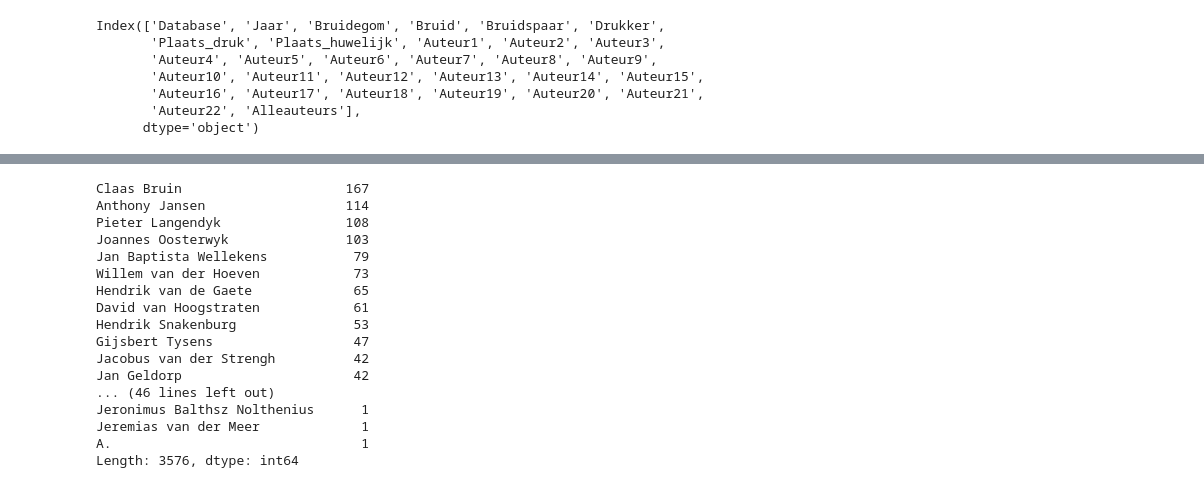
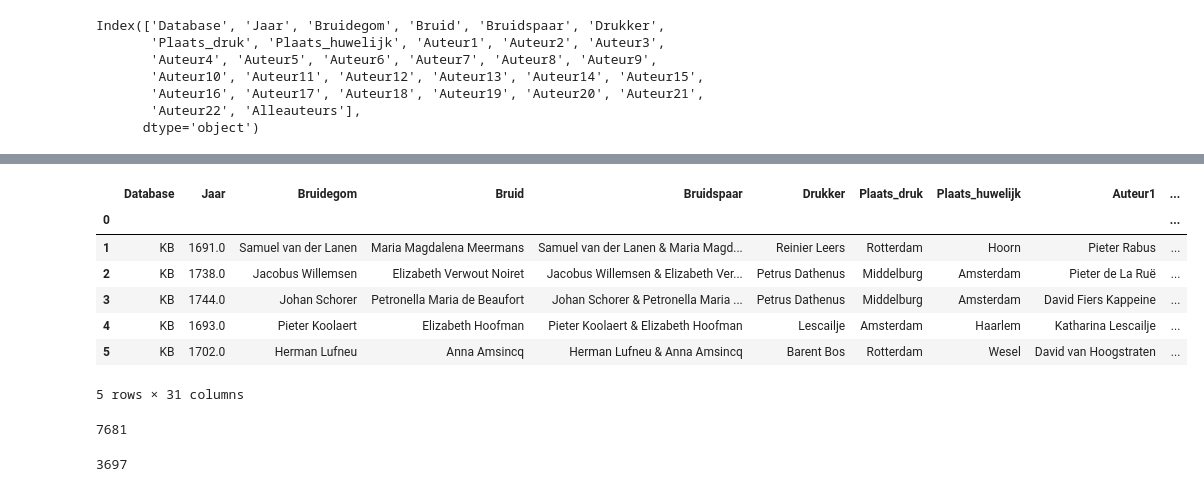
Before and after one commit to awlassche/netwerk-huwelijksgedichten, a Jupyter notebook: Notebooks_scripts/Data analysis 2.0.ipynb, the cells around one changed output, grey strips where cells are left out. Saved outputs shown, nothing was run; the diff lists cells and outputs as text; code cells hidden in the pictures.

```diff
--- a/Notebooks_scripts/Data analysis 2.0.ipynb
+++ b/Notebooks_scripts/Data analysis 2.0.ipynb
@@ -32,20 +36,17 @@ Name: Database, dtype: int64
+# %%
+df.head()
+# %% [output]
+|  | Database | Jaar | Bruidegom | Bruid | Bruidspaar | Drukker | Plaats_druk | Plaats_huwelijk | Auteur1 | ... |
+| 0 |  |  |  |  |  |  |  |  |  | ... |
+| 1 | KB | 1691.0 | Samuel van der Lanen | Maria Magdalena Meermans | Samuel van der Lanen & Maria Magd... | Reinier Leers | Rotterdam | Hoorn | Pieter Rabus | ... |
+| 2 | KB | 1738.0 | Jacobus Willemsen | Elizabeth Verwout Noiret | Jacobus Willemsen & Elizabeth Ver... | Petrus Dathenus | Middelburg | Amsterdam | Pieter de La Ruë | ... |
+| 3 | KB | 1744.0 | Johan Schorer | Petronella Maria de Beaufort | Johan Schorer & Petronella Maria ... | Petrus Dathenus | Middelburg | Amsterdam | David Fiers Kappeine | ... |
+| 4 | KB | 1693.0 | Pieter Koolaert | Elizabeth Hoofman | Pieter Koolaert & Elizabeth Hoofman | Lescailje | Amsterdam | Haarlem | Katharina Lescailje | ... |
+| 5 | KB | 1702.0 | Herman Lufneu | Anna Amsincq | Herman Lufneu & Anna Amsincq | Barent Bos | Rotterdam | Wesel | David van Hoogstraten | ... |
+5 rows × 31 columns
 # %%
-df['Alleauteurs'].str.get_dummies(sep=', ').sum().sort_values(ascending=False)
+authors = df['Alleauteurs'].str.get_dummies(sep=', ').sum().sort_values(ascending=False)
-# %% [output]
-Claas Bruin                     167
-Anthony Jansen                  114
-Pieter Langendyk                108
-Joannes Oosterwyk               103
-Jan Baptista Wellekens           79
-Willem van der Hoeven            73
-Hendrik van de Gaete             65
-David van Hoogstraten            61
-Hendrik Snakenburg               53
-Gijsbert Tysens                  47
-Jacobus van der Strengh          42
-Jan Geldorp                      42
-... (46 lines left out)
-Jeronimus Balthsz Nolthenius      1
-Jeremias van der Meer             1
-A.                                1
-Length: 3576, dtype: int64
+# %%
+authors.sum(axis = 0, skipna = True)
+# %% [output]
+7681
@@ -54 +57,5 @@ df1 = df.groupby('Bruidspaar')['Bruidspaar'].count().sort_values(ascending=False
+# %%
+couples.sum(axis = 0, skipna = True)
+# %% [output]
+3697
 # %%
```
Also changed, not shown: parts of 14 cells of this notebook, 4 other files.
